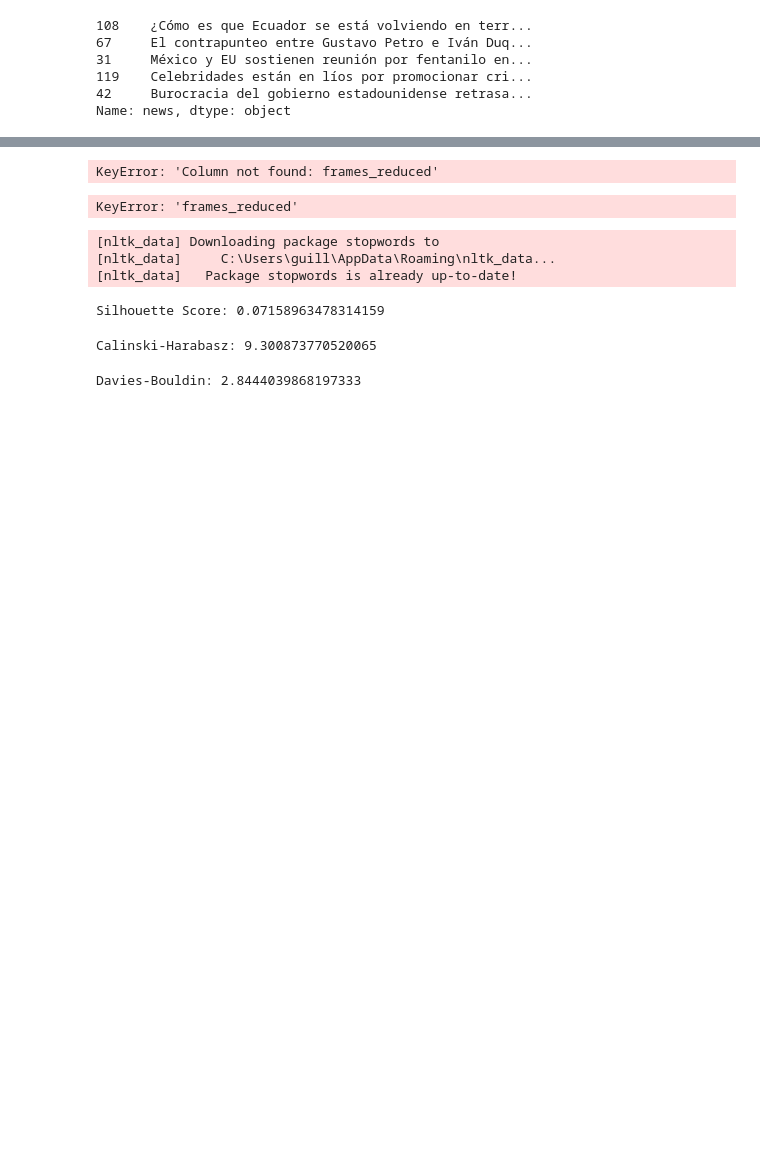
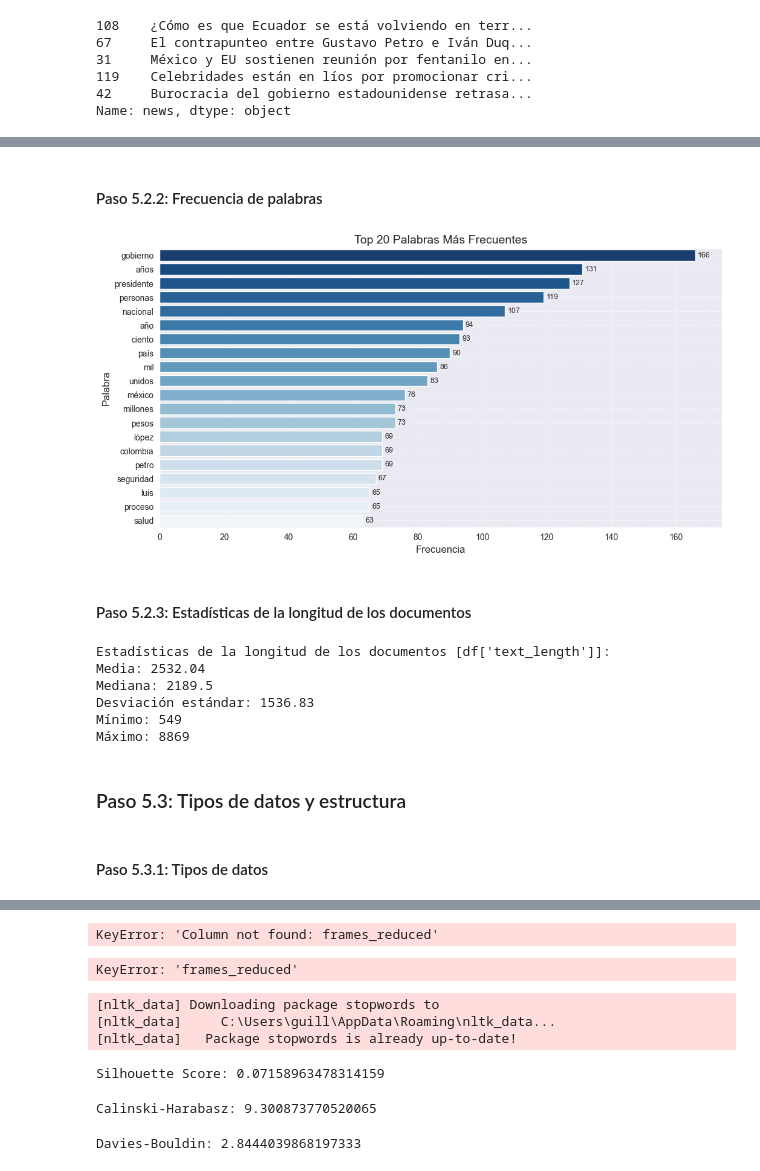
Before and after one commit to BlueAutomata/tesis-optimizacion-de-modelos-de-question-answering, a Jupyter notebook: Notebooks/EDA.ipynb, the cells around one changed output, grey strips where cells are left out. Saved outputs shown, nothing was run; the diff lists cells and outputs as text; code cells hidden in the pictures; blank space fills up the shorter version.

```diff
--- a/Notebooks/EDA.ipynb
+++ b/Notebooks/EDA.ipynb
@@ -858,0 +897,48 @@ Name: news, dtype: object
+# %% [markdown]
+#### Paso 5.2.2: Frecuencia de palabras
+# %%
+# Ensure corpus is a string (join if it's a list)
+if isinstance(corpus, list):
+    corpus = " ".join(corpus)
+
+# Process with spaCy
+doc = nlp_spacy(corpus)
+
+# Extract tokens (only alphabetic, no stopwords)
+words = [token.text.lower() for token in doc if token.is_alpha and not token.is_stop]
+
+# Count word frequencies
+word_counts = Counter(words)
+word_freq = pd.DataFrame(word_counts.items(), columns=["word", "frequency"]).sort_values(by="frequency", ascending=False)
+
+# Top N words
+top_n = 20
+top_words = word_freq.head(top_n)
+
+# Plot (horizontal for readability)
+sns.set_style("darkgrid")
+plt.figure(figsize=(12, 6))
+ax = sns.barplot(
+    data=top_words,
+    y="word",
+    x="frequency",
+    hue="word",       # to avoid Seaborn palette warning
+    palette="Blues_r",
+    legend=False
+)
+
+# Annotate bars with counts
+for container in ax.containers:
+    ax.bar_label(container, fmt='%d', fontsize=9, padding=3)
+
+# Labels and info
+plt.title(f"Top {top_n} Palabras Más Frecuentes", fontsize=14)
+plt.xlabel("Frecuencia", fontsize=12)
+plt.ylabel("Palabra", fontsize=12)
+
+plt.grid(True, linestyle='--', alpha=0.6)
+plt.show()
+# %% [output]
+[figure, added]
+# %% [markdown]
+#### Paso 5.2.3: Estadísticas de la longitud de los documentos
@@ -858,0 +949,18 @@ Name: news, dtype: object
+# %%
+print("Estadísticas de la longitud de los documentos [df['text_length']]:")
+print(f"Media: {char_count_mean:.2f}")
+print(f"Mediana: {char_count_median}")
+print(f"Desviación estándar: {char_count_std:.2f}")
+print(f"Mínimo: {char_count_min}")
+print(f"Máximo: {char_count_max}")
+# %% [output]
+Estadísticas de la longitud de los documentos [df['text_length']]:
+Media: 2532.04
+Mediana: 2189.5
+Desviación estándar: 1536.83
+Mínimo: 549
+Máximo: 8869
+# %% [markdown]
+### Paso 5.3: Tipos de datos y estructura
+# %% [markdown]
+#### Paso 5.3.1: Tipos de datos
```
Also changed, not shown: parts of 20 cells of this notebook.
